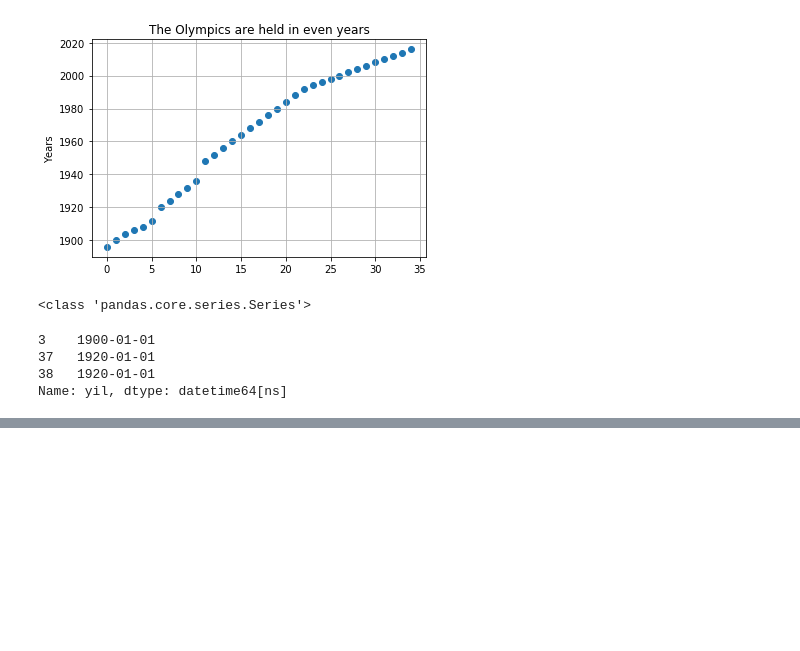
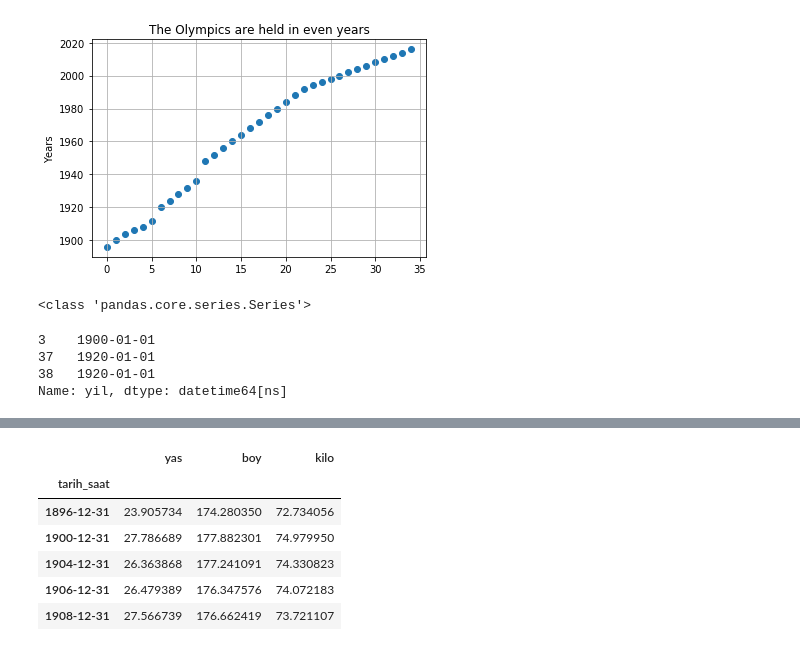
Before and after one commit to muratgoktas/DataScienceWithPython, a Jupyter notebook: OlimpiyatlarVeriSeti.ipynb, the cells around one changed output, grey strips where cells are left out. Saved outputs shown, nothing was run; the diff lists cells and outputs as text; code cells hidden in the pictures; blank space fills up the shorter version.

```diff
--- a/OlimpiyatlarVeriSeti.ipynb
+++ b/OlimpiyatlarVeriSeti.ipynb
@@ -673,0 +697,10 @@ data_time.head(3)
+# %%
+periodic_data.head()
+# %% [output]
+|  | yas | boy | kilo |
+| tarih_saat |  |  |  |
+| 1896-12-31 | 23.905734 | 174.280350 | 72.734056 |
+| 1900-12-31 | 27.786689 | 177.882301 | 74.979950 |
+| 1904-12-31 | 26.363868 | 177.241091 | 74.330823 |
+| 1906-12-31 | 26.479389 | 176.347576 | 74.072183 |
+| 1908-12-31 | 27.566739 | 176.662419 | 73.721107 |
```
Also changed, not shown: parts of 6 cells of this notebook.
